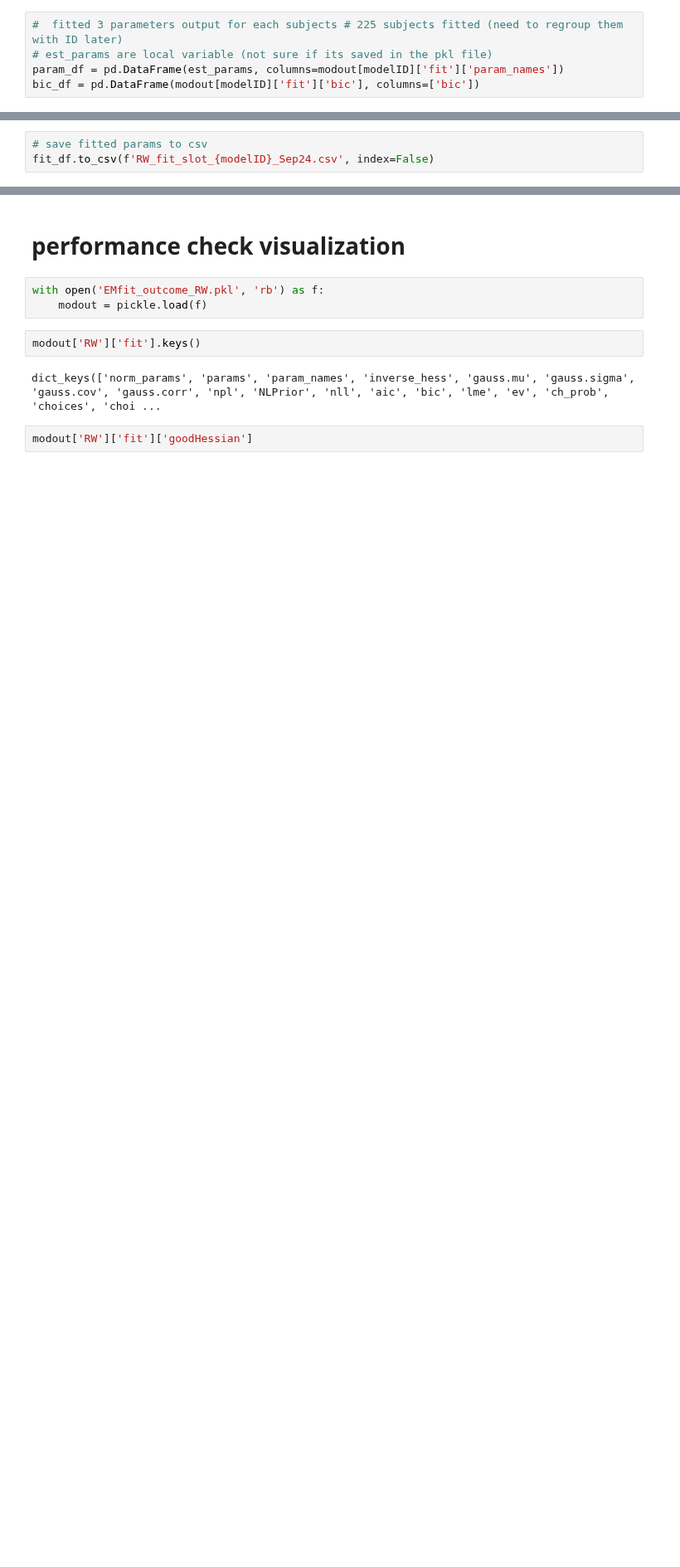
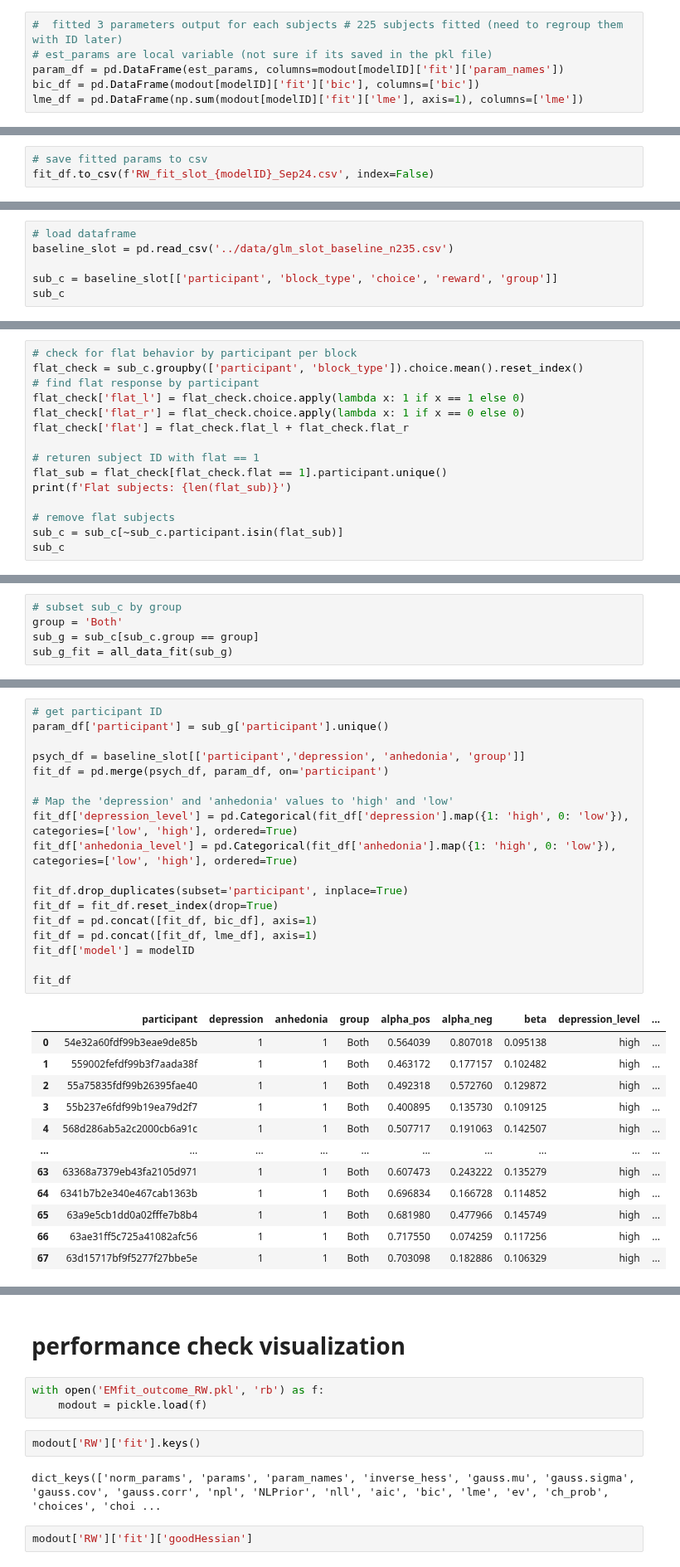
Before and after one commit to shawnrhoads/pyEM, a Jupyter notebook: examples/RW.ipynb, the cells around one changed output, grey strips where cells are left out. Shown at 83% size. Cells and saved outputs as stored; diff of their text form; blank space fills up the shorter version.

```diff
--- a/examples/RW.ipynb
+++ b/examples/RW.ipynb
@@ -373,6 +373,7 @@ modout[modelID]['fit']['bic'].shape
 # est_params are local variable (not sure if its saved in the pkl file)
 param_df = pd.DataFrame(est_params, columns=modout[modelID]['fit']['param_names'])
 bic_df = pd.DataFrame(modout[modelID]['fit']['bic'], columns=['bic'])
+lme_df = pd.DataFrame(np.sum(modout[modelID]['fit']['lme'], axis=1), columns=['lme'])
 # %%
 # get participant ID
 param_df['participant'] = sub_c['participant'].unique()
@@ -410,0 +414,6 @@ fit_df.to_csv(f'RW_fit_slot_{modelID}_Sep24.csv', index=False)
+# %%
+# load dataframe
+baseline_slot = pd.read_csv('../data/glm_slot_baseline_n235.csv')
+
+sub_c = baseline_slot[['participant', 'block_type', 'choice', 'reward', 'group']]
+sub_c
@@ -410,0 +434,15 @@ fit_df.to_csv(f'RW_fit_slot_{modelID}_Sep24.csv', index=False)
+# %%
+# check for flat behavior by participant per block
+flat_check = sub_c.groupby(['participant', 'block_type']).choice.mean().reset_index()
+# find flat response by participant
+flat_check['flat_l'] = flat_check.choice.apply(lambda x: 1 if x == 1 else 0)
+flat_check['flat_r'] = flat_check.choice.apply(lambda x: 1 if x == 0 else 0)
+flat_check['flat'] = flat_check.flat_l + flat_check.flat_r
+
+# returen subject ID with flat == 1
+flat_sub = flat_check[flat_check.flat == 1].participant.unique()
+print(f'Flat subjects: {len(flat_sub)}')
+
+# remove flat subjects
+sub_c = sub_c[~sub_c.participant.isin(flat_sub)]
+sub_c
@@ -410,0 +536,5 @@ fit_df.to_csv(f'RW_fit_slot_{modelID}_Sep24.csv', index=False)
+# %%
+# subset sub_c by group
+group = 'Both'
+sub_g = sub_c[sub_c.group == group]
+sub_g_fit = all_data_fit(sub_g)
@@ -410,0 +558,31 @@ fit_df.to_csv(f'RW_fit_slot_{modelID}_Sep24.csv', index=False)
+# %%
+# get participant ID
+param_df['participant'] = sub_g['participant'].unique()
+
+psych_df = baseline_slot[['participant','depression', 'anhedonia', 'group']]
+fit_df = pd.merge(psych_df, param_df, on='participant')
+
+# Map the 'depression' and 'anhedonia' values to 'high' and 'low'
+fit_df['depression_level'] = pd.Categorical(fit_df['depression'].map({1: 'high', 0: 'low'}), categories=['low', 'high'], ordered=True)
+fit_df['anhedonia_level'] = pd.Categorical(fit_df['anhedonia'].map({1: 'high', 0: 'low'}), categories=['low', 'high'], ordered=True)
+
+fit_df.drop_duplicates(subset='participant', inplace=True)
+fit_df = fit_df.reset_index(drop=True)
+fit_df = pd.concat([fit_df, bic_df], axis=1)
+fit_df = pd.concat([fit_df, lme_df], axis=1)
+fit_df['model'] = modelID
+
+fit_df
+# %% [output]
+|  | participant | depression | anhedonia | group | alpha_pos | alpha_neg | beta | depression_level | ... |
+| 0 | 54e32a60fdf99b3eae9de85b | 1 | 1 | Both | 0.564039 | 0.807018 | 0.095138 | high | ... |
+| 1 | 559002fefdf99b3f7aada38f | 1 | 1 | Both | 0.463172 | 0.177157 | 0.102482 | high | ... |
+| 2 | 55a75835fdf99b26395fae40 | 1 | 1 | Both | 0.492318 | 0.572760 | 0.129872 | high | ... |
+| 3 | 55b237e6fdf99b19ea79d2f7 | 1 | 1 | Both | 0.400895 | 0.135730 | 0.109125 | high | ... |
+| 4 | 568d286ab5a2c2000cb6a91c | 1 | 1 | Both | 0.507717 | 0.191063 | 0.142507 | high | ... |
+| ... | ... | ... | ... | ... | ... | ... | ... | ... | ... |
+| 63 | 63368a7379eb43fa2105d971 | 1 | 1 | Both | 0.607473 | 0.243222 | 0.135279 | high | ... |
+| 64 | 6341b7b2e340e467cab1363b | 1 | 1 | Both | 0.696834 | 0.166728 | 0.114852 | high | ... |
+| 65 | 63a9e5cb1dd0a02fffe7b8b4 | 1 | 1 | Both | 0.681980 | 0.477966 | 0.145749 | high | ... |
+| 66 | 63ae31ff5c725a41082afc56 | 1 | 1 | Both | 0.717550 | 0.074259 | 0.117256 | high | ... |
+| 67 | 63d15717bf9f5277f27bbe5e | 1 | 1 | Both | 0.703098 | 0.182886 | 0.106329 | high | ... |
```
Also changed, not shown: parts of 17 cells of this notebook, 26 other files.
